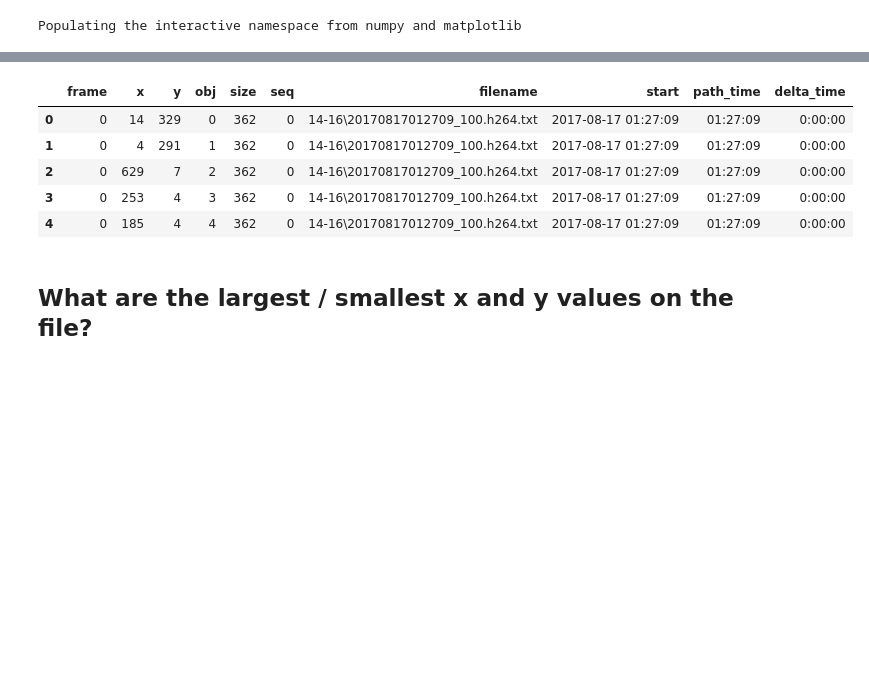
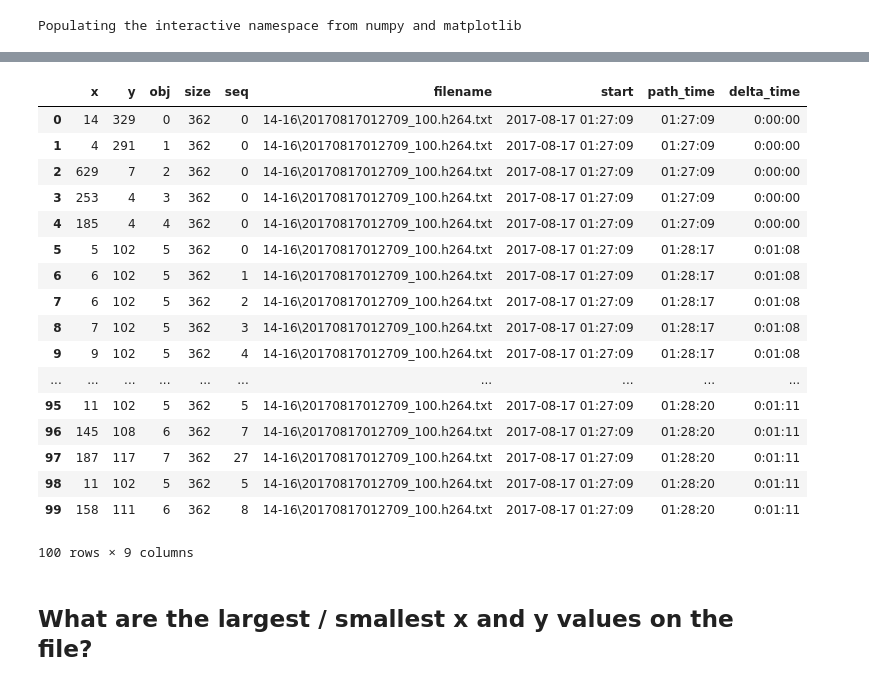
Before and after one commit to ShilatFM/Path-research, a Jupyter notebook: demo_basic.ipynb, the cells around one changed output, grey strips where cells are left out. Cells and saved outputs as stored; diff of their text form; code cells hidden in the pictures; blank space fills up the shorter version.

```diff
--- a/demo_basic.ipynb
+++ b/demo_basic.ipynb
@@ -12,12 +12,24 @@ Wall time: 2.23 s
 # %%
-df.head()
+df.head(100)
 # %% [output]
-|  | frame | x | y | obj | size | seq | filename | start | path_time | delta_time |
-| 0 | 0 | 14 | 329 | 0 | 362 | 0 | 14-16\20170817012709_100.h264.txt | 2017-08-17 01:27:09 | 01:27:09 | 0:00:00 |
-| 1 | 0 | 4 | 291 | 1 | 362 | 0 | 14-16\20170817012709_100.h264.txt | 2017-08-17 01:27:09 | 01:27:09 | 0:00:00 |
-| 2 | 0 | 629 | 7 | 2 | 362 | 0 | 14-16\20170817012709_100.h264.txt | 2017-08-17 01:27:09 | 01:27:09 | 0:00:00 |
-| 3 | 0 | 253 | 4 | 3 | 362 | 0 | 14-16\20170817012709_100.h264.txt | 2017-08-17 01:27:09 | 01:27:09 | 0:00:00 |
-| 4 | 0 | 185 | 4 | 4 | 362 | 0 | 14-16\20170817012709_100.h264.txt | 2017-08-17 01:27:09 | 01:27:09 | 0:00:00 |
+|  | x | y | obj | size | seq | filename | start | path_time | delta_time |
+| 0 | 14 | 329 | 0 | 362 | 0 | 14-16\20170817012709_100.h264.txt | 2017-08-17 01:27:09 | 01:27:09 | 0:00:00 |
+| 1 | 4 | 291 | 1 | 362 | 0 | 14-16\20170817012709_100.h264.txt | 2017-08-17 01:27:09 | 01:27:09 | 0:00:00 |
+| 2 | 629 | 7 | 2 | 362 | 0 | 14-16\20170817012709_100.h264.txt | 2017-08-17 01:27:09 | 01:27:09 | 0:00:00 |
+| 3 | 253 | 4 | 3 | 362 | 0 | 14-16\20170817012709_100.h264.txt | 2017-08-17 01:27:09 | 01:27:09 | 0:00:00 |
+| 4 | 185 | 4 | 4 | 362 | 0 | 14-16\20170817012709_100.h264.txt | 2017-08-17 01:27:09 | 01:27:09 | 0:00:00 |
+| 5 | 5 | 102 | 5 | 362 | 0 | 14-16\20170817012709_100.h264.txt | 2017-08-17 01:27:09 | 01:28:17 | 0:01:08 |
+| 6 | 6 | 102 | 5 | 362 | 1 | 14-16\20170817012709_100.h264.txt | 2017-08-17 01:27:09 | 01:28:17 | 0:01:08 |
+| 7 | 6 | 102 | 5 | 362 | 2 | 14-16\20170817012709_100.h264.txt | 2017-08-17 01:27:09 | 01:28:17 | 0:01:08 |
+| 8 | 7 | 102 | 5 | 362 | 3 | 14-16\20170817012709_100.h264.txt | 2017-08-17 01:27:09 | 01:28:17 | 0:01:08 |
+| 9 | 9 | 102 | 5 | 362 | 4 | 14-16\20170817012709_100.h264.txt | 2017-08-17 01:27:09 | 01:28:17 | 0:01:08 |
+| ... | ... | ... | ... | ... | ... | ... | ... | ... | ... |
+| 95 | 11 | 102 | 5 | 362 | 5 | 14-16\20170817012709_100.h264.txt | 2017-08-17 01:27:09 | 01:28:20 | 0:01:11 |
+| 96 | 145 | 108 | 6 | 362 | 7 | 14-16\20170817012709_100.h264.txt | 2017-08-17 01:27:09 | 01:28:20 | 0:01:11 |
+| 97 | 187 | 117 | 7 | 362 | 27 | 14-16\20170817012709_100.h264.txt | 2017-08-17 01:27:09 | 01:28:20 | 0:01:11 |
+| 98 | 11 | 102 | 5 | 362 | 5 | 14-16\20170817012709_100.h264.txt | 2017-08-17 01:27:09 | 01:28:20 | 0:01:11 |
+| 99 | 158 | 111 | 6 | 362 | 8 | 14-16\20170817012709_100.h264.txt | 2017-08-17 01:27:09 | 01:28:20 | 0:01:11 |
+100 rows × 9 columns
 # %% [markdown]
 ## What are the largest / smallest x and y values on the file?
 # %%
```
Also changed, not shown: parts of 5 cells of this notebook.
